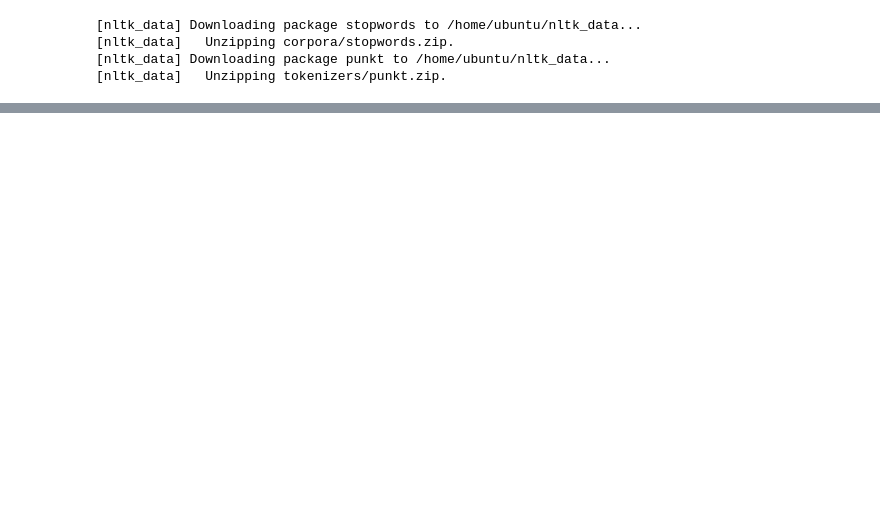
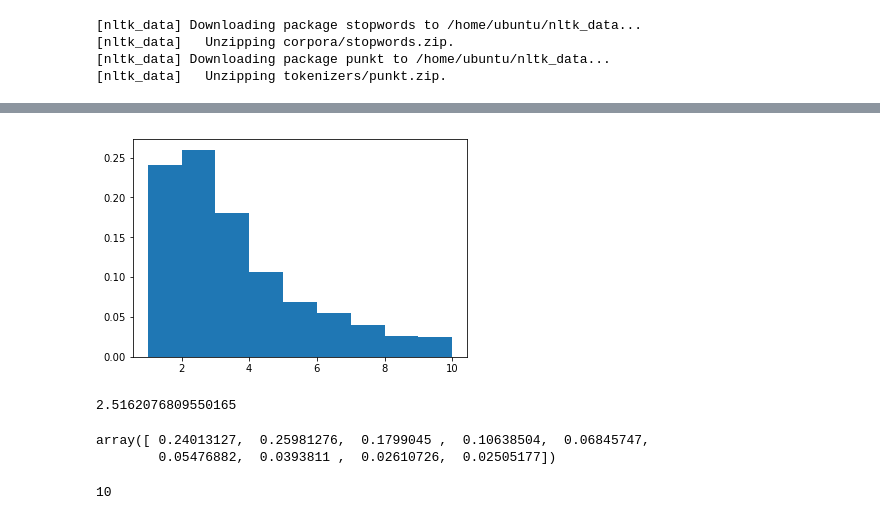
Before and after one commit to VProv/wikiedits, a Jupyter notebook: statistics/tests.ipynb, the cells around one changed output, grey strips where cells are left out. Cells and saved outputs as stored; diff of their text form; code cells hidden in the pictures; blank space fills up the shorter version.

```diff
--- a/statistics/tests.ipynb
+++ b/statistics/tests.ipynb
@@ -128,0 +172,4 @@ plt.hist(longer_5)
+# %%
+val = plt.hist(less_5 + longer_5, bins=[1,2,3,4,5,6,7,8,9,10], normed=True)
+# %% [output]
+[figure, added]
@@ -128,0 +178,4 @@ plt.hist(longer_5)
+# %%
+mean
+# %% [output]
+2.5162076809550165
@@ -128,0 +186,9 @@ plt.hist(longer_5)
+# %%
+val[0]
+# %% [output]
+array([ 0.24013127,  0.25981276,  0.1799045 ,  0.10638504,  0.06845747,
+        0.05476882,  0.0393811 ,  0.02610726,  0.02505177])
+# %%
+len(bins)
+# %% [output]
+10
```
Also changed, not shown: parts of 23 cells of this notebook.
